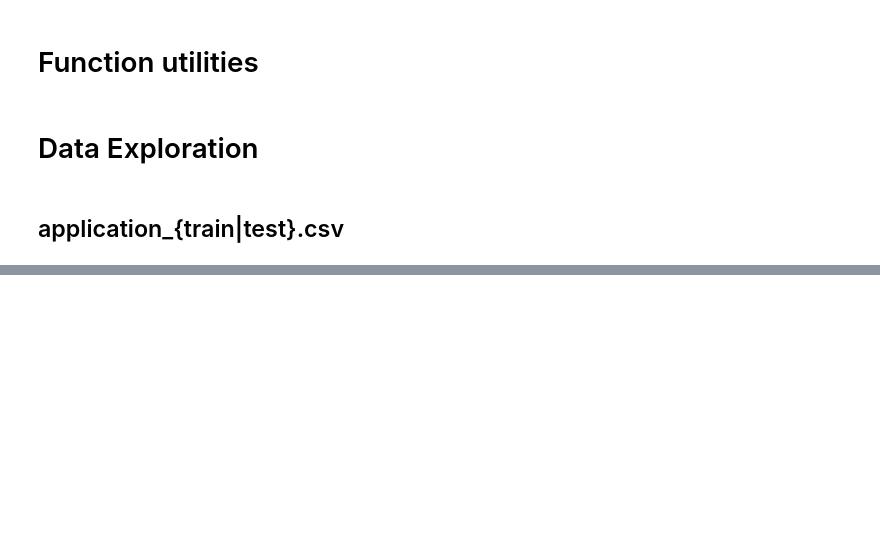
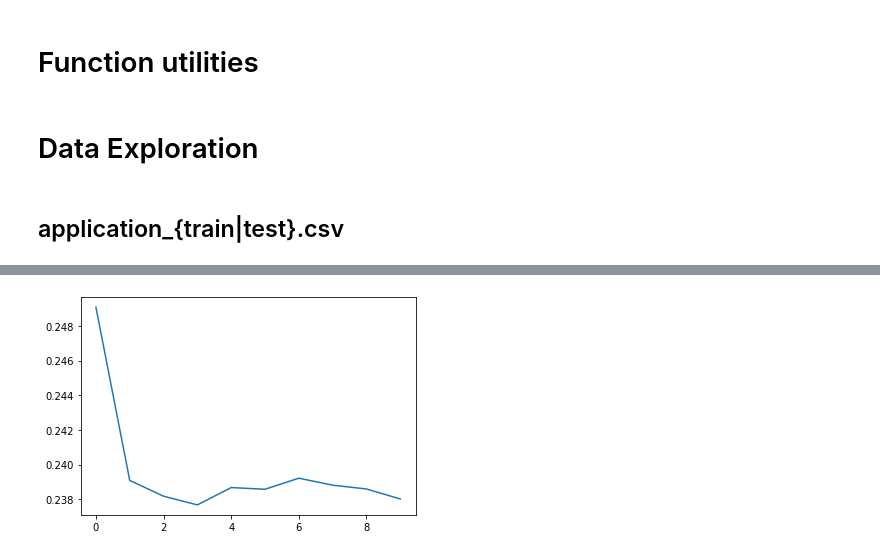
Before and after one commit to robertocommit/neural, a Jupyter notebook: Home_Credit_Default_Risk.ipynb, the cells around one changed output, grey strips where cells are left out. Cells and saved outputs as stored; diff of their text form; code cells hidden in the pictures; blank space fills up the shorter version.

```diff
--- a/Home_Credit_Default_Risk.ipynb
+++ b/Home_Credit_Default_Risk.ipynb
@@ -319,3 +345,12 @@ for epoch in range(n_epochs):
+# %%
+l = [0.24907278147861475,0.2390864946910521,0.23817670228993665,
+     0.23767345136733503,0.23867501056207197,0.23857653210048685,
+     0.23921548680792226,0.23881255620146133,0.23859213882495472,
+     0.23801598809538643]
+plt.plot(l)
+plt.show()
+# %% [output]
+[figure, added]
 # %%
 # Validate
 
```
Also changed, not shown: parts of 11 cells of this notebook.
